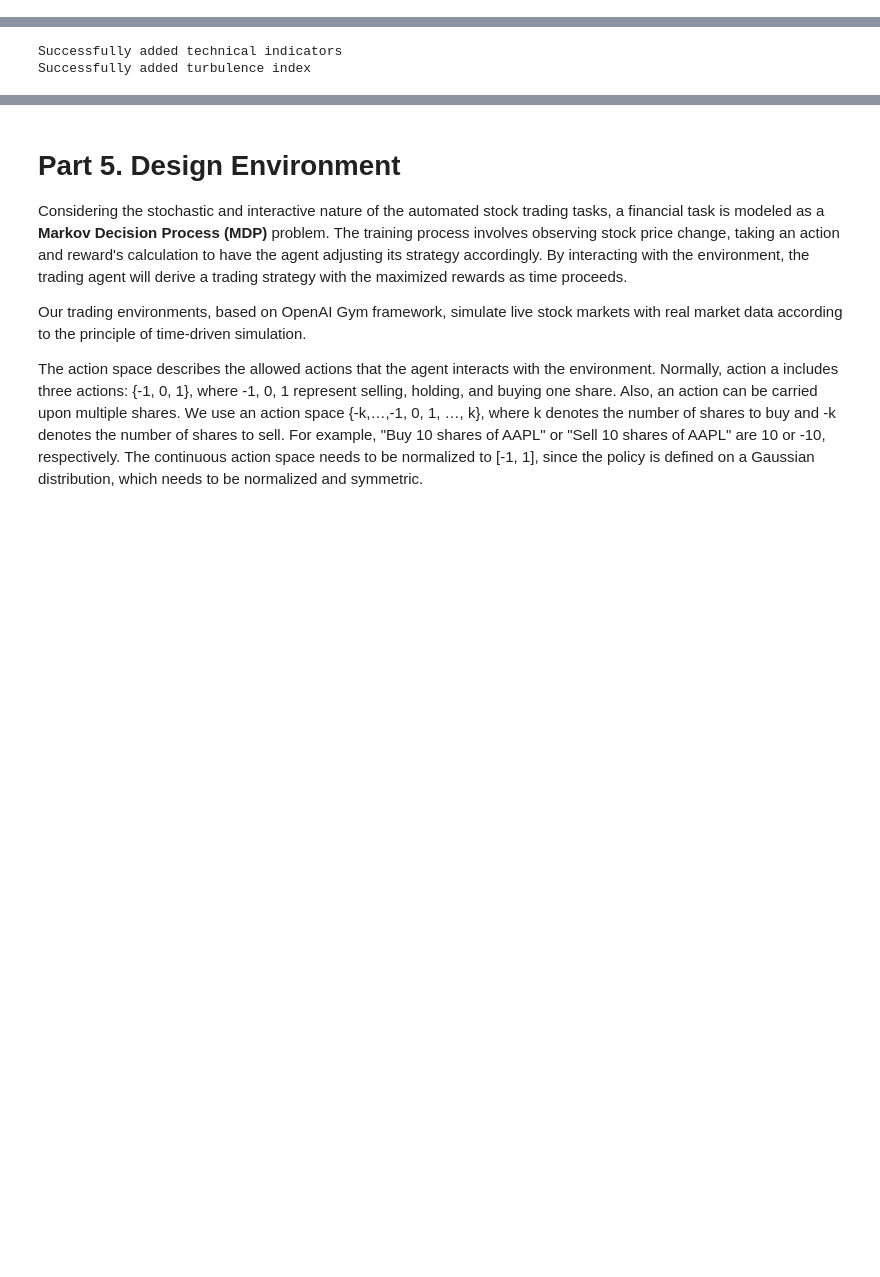
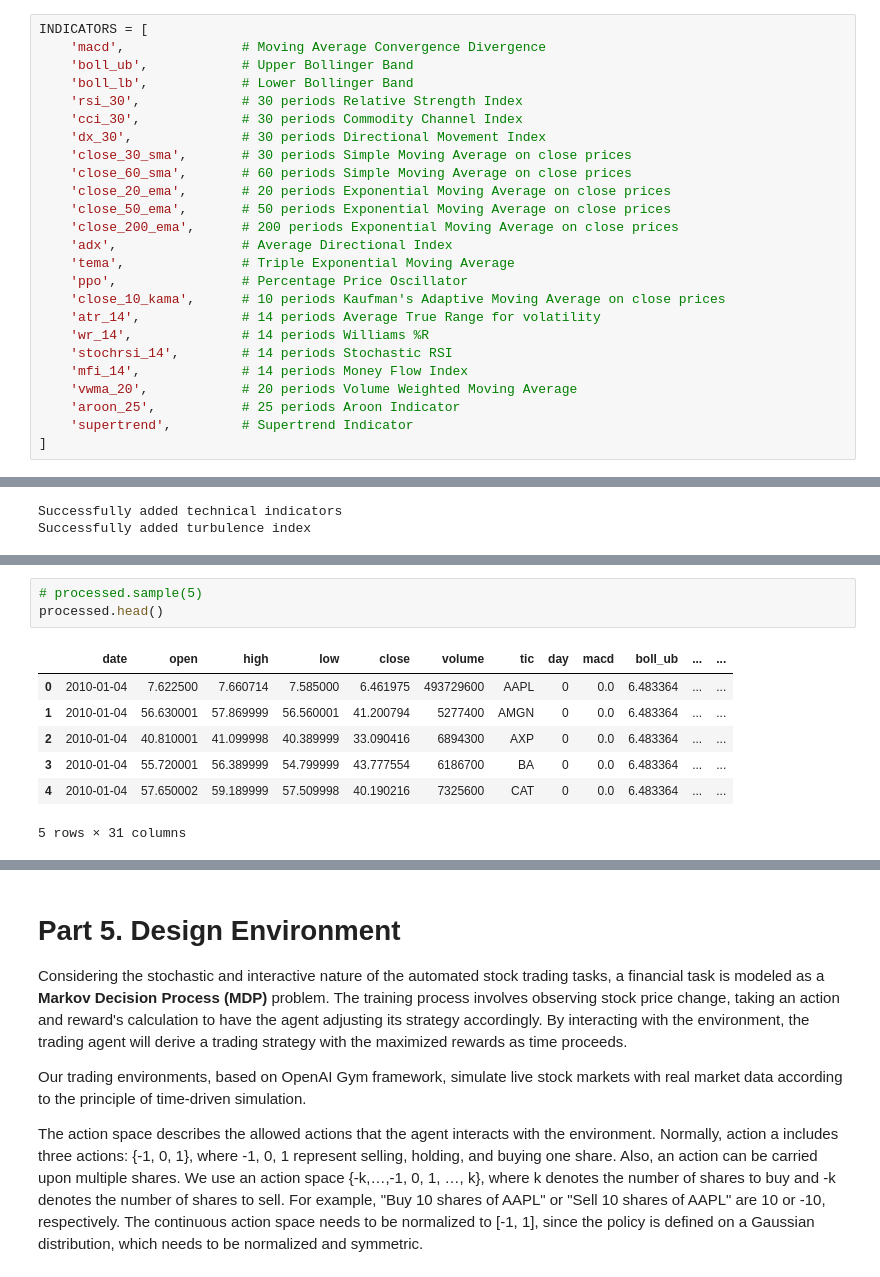
Before and after one commit to s7Ayo/ColabNBs, a Jupyter notebook: Ayo_disso_FinRL_Ensemble_StockTrading_ICAIF_2024.ipynb, the cells around one changed output, grey strips where cells are left out. Cells and saved outputs as stored; diff of their text form; blank space fills up the shorter version.

```diff
--- a/Ayo_disso_FinRL_Ensemble_StockTrading_ICAIF_2024.ipynb
+++ b/Ayo_disso_FinRL_Ensemble_StockTrading_ICAIF_2024.ipynb
@@ -301,3 +309,28 @@ Data preprocessing is a crucial step for training a high quality machine learnin
+# %%
+INDICATORS = [
+    'macd',               # Moving Average Convergence Divergence
+    'boll_ub',            # Upper Bollinger Band
+    'boll_lb',            # Lower Bollinger Band
+    'rsi_30',             # 30 periods Relative Strength Index
+    'cci_30',             # 30 periods Commodity Channel Index
+    'dx_30',              # 30 periods Directional Movement Index
+    'close_30_sma',       # 30 periods Simple Moving Average on close prices
+    'close_60_sma',       # 60 periods Simple Moving Average on close prices
+    'close_20_ema',       # 20 periods Exponential Moving Average on close prices
+    'close_50_ema',       # 50 periods Exponential Moving Average on close prices
+    'close_200_ema',      # 200 periods Exponential Moving Average on close prices
+    'adx',                # Average Directional Index
+    'tema',               # Triple Exponential Moving Average
+    'ppo',                # Percentage Price Oscillator
+    'close_10_kama',      # 10 periods Kaufman's Adaptive Moving Average on close prices
+    'atr_14',             # 14 periods Average True Range for volatility
+    'wr_14',              # 14 periods Williams %R
+    'stochrsi_14',        # 14 periods Stochastic RSI
+    'mfi_14',             # 14 periods Money Flow Index
+    'vwma_20',            # 20 periods Volume Weighted Moving Average
+    'aroon_25',           # 25 periods Aroon Indicator
+    'supertrend',         # Supertrend Indicator
+]
 # %%
 fe = FeatureEngineer(use_technical_indicator=True,
                      tech_indicator_list = INDICATORS,
@@ -322,0 +347,11 @@ processed.sample(5)
+# %%
+# processed.sample(5)
+processed.head()
+# %% [output]
+|  | date | open | high | low | close | volume | tic | day | macd | boll_ub | ... | ... |
+| 0 | 2010-01-04 | 7.622500 | 7.660714 | 7.585000 | 6.461975 | 493729600 | AAPL | 0 | 0.0 | 6.483364 | ... | ... |
+| 1 | 2010-01-04 | 56.630001 | 57.869999 | 56.560001 | 41.200794 | 5277400 | AMGN | 0 | 0.0 | 6.483364 | ... | ... |
+| 2 | 2010-01-04 | 40.810001 | 41.099998 | 40.389999 | 33.090416 | 6894300 | AXP | 0 | 0.0 | 6.483364 | ... | ... |
+| 3 | 2010-01-04 | 55.720001 | 56.389999 | 54.799999 | 43.777554 | 6186700 | BA | 0 | 0.0 | 6.483364 | ... | ... |
+| 4 | 2010-01-04 | 57.650002 | 59.189999 | 57.509998 | 40.190216 | 7325600 | CAT | 0 | 0.0 | 6.483364 | ... | ... |
+5 rows × 31 columns
```
Also changed, not shown: parts of 13 cells of this notebook, 17 other files.
